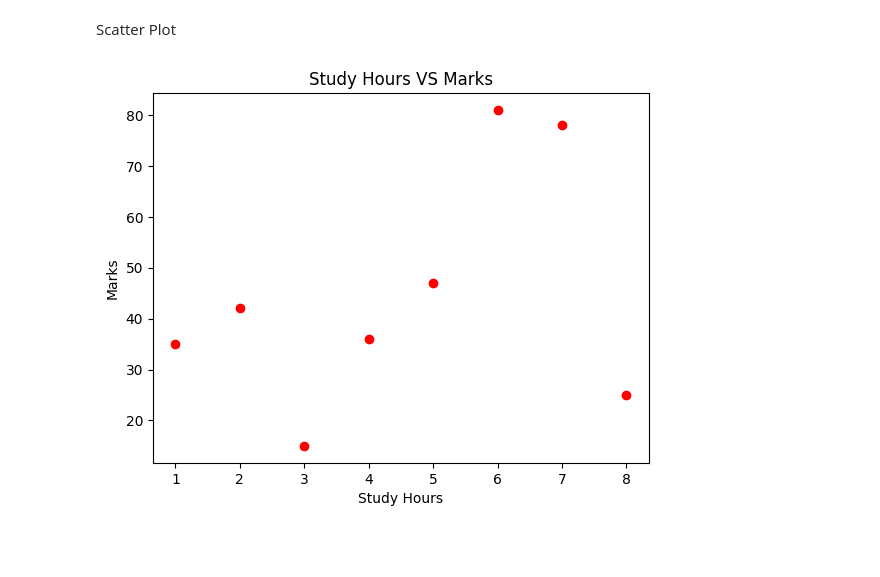
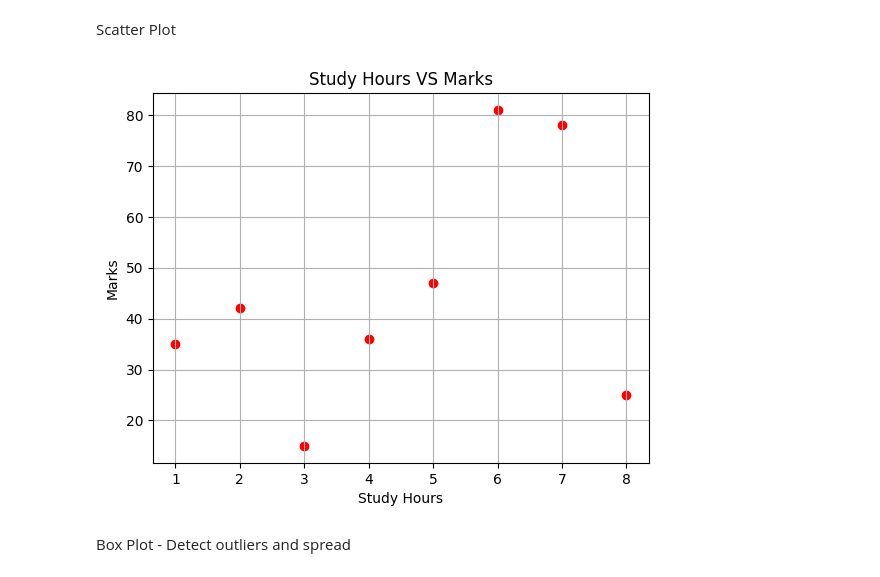
Before and after one commit to amritanshu1968-wq/data-implementation, a Jupyter notebook: Module 2/visualization.ipynb, the cells around one changed output. Saved outputs shown, nothing was run; the diff lists cells and outputs as text; code cells hidden in the pictures; blank space fills up the shorter version.

```diff
--- a/Module 2/visualization.ipynb
+++ b/Module 2/visualization.ipynb
@@ -135,13 +135,15 @@ Scatter Plot
 # %%
 study_hours = [1, 2, 3, 4, 5, 6, 7, 8]
 marks = [35, 42, 15, 36, 47, 81, 78, 25]
 
 plt.scatter(study_hours, marks, color="red")
 
 plt.title("Study Hours VS Marks")
 plt.xlabel("Study Hours")
 plt.ylabel("Marks")
-
+plt.grid()
 plt.show()
 # %% [output]
-[figure, old version]
+[figure, new version]
+# %% [markdown]
+Box Plot - Detect outliers and spread
```
Also changed, not shown: parts of 3 cells of this notebook.
